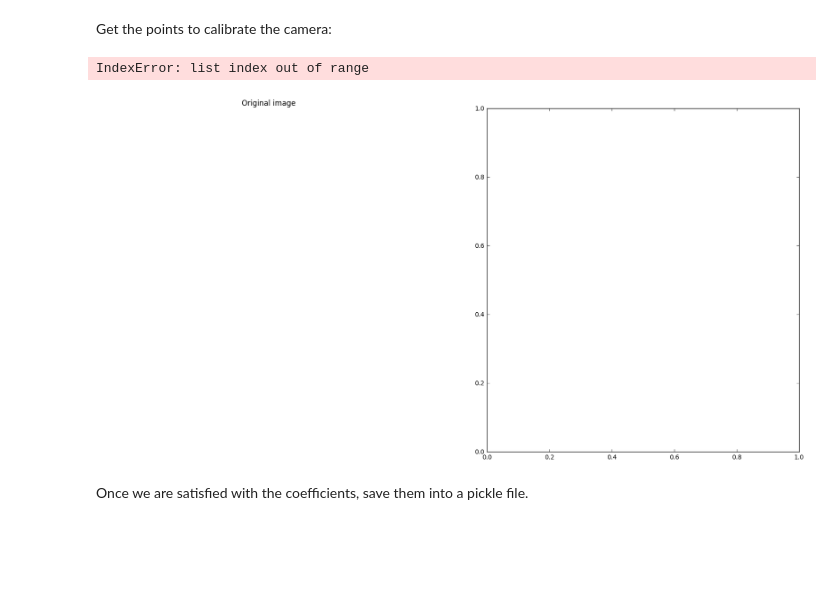
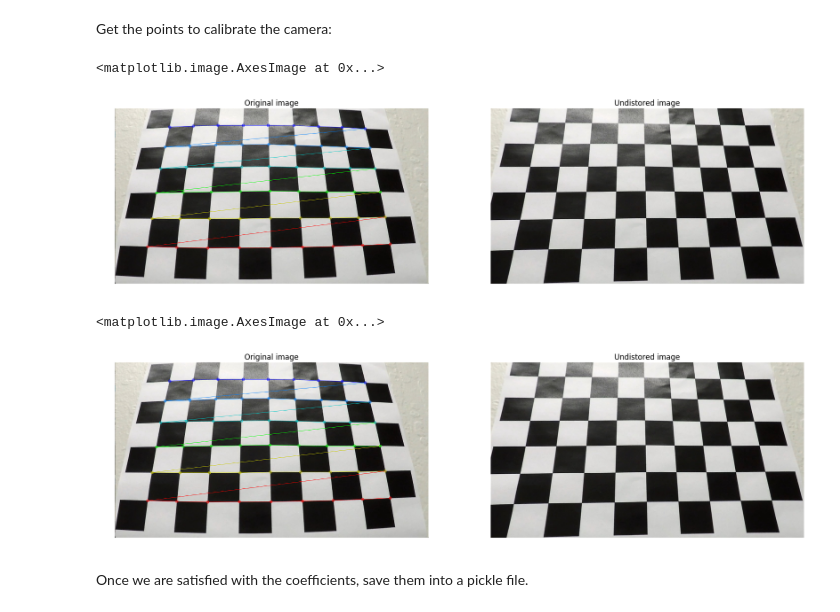
Before and after one commit to yhoazk/CarND-Advanced-Lane-Lines, a Jupyter notebook: Advanced_Lane_lines.ipynb, the cells around one changed output. Cells and saved outputs as stored; diff of their text form; code cells hidden in the pictures; blank space fills up the shorter version.

```diff
--- a/Advanced_Lane_lines.ipynb
+++ b/Advanced_Lane_lines.ipynb
@@ -79,49 +79,61 @@ objpoints = [] # 3d point in real world space
 imgpoints = [] # 2d points in image plane.
 imgs = glob("camera_cal/calibration*")
 
-img_list = []
-for path_img in imgs:
-    img = cv2.imread(path_img)
+img_list = [None] * len(imgs)
+for i, path_img in enumerate(imgs):
+    img = plt.imread(path_img)
     g_img = cv2.cvtColor(img, cv2.COLOR_BGR2GRAY)
 
     ret, corners = cv2.findChessboardCorners(g_img, (nx,ny))
 
     if ret == True:
         objpoints.append(objp)
         imgpoints.append(corners)
         img = cv2.drawChessboardCorners(img, (nx,ny), corners, True)
-        img_list.append(img.copy())
+        img_list[i] = img.copy()
 
 
 # This function returns the camera matrix (mtx), distortion coefficients and rotation and translation vectors
 h,w = img_list[0].shape[:2]
 
 ret, mtx, dist, rvecs, tvecs = cv2.calibrateCamera(objpoints, imgpoints, (h,w),None,None)
 # refine the matrix with the open cv function
 ## Why not user getOptimalNewCameraMatrix?
 #newcameramtx, roi=cv2.getOptimalNewCameraMatrix(mtx,dist,(w,h),1,(w,h))
 #x,y,w,h = roi
-img_list_und = []
+img_list_und =[None] * len(imgs)
 
 for n, path_img in enumerate(imgs):
-    img = cv2.imread(path_img)
+    img = plt.imread(path_img)
     # in case we want to use getOptimalNewCameraMatrix change the second mtx for newcameramtx
     dst = cv2.undistort(img, mtx, dist, None, mtx)
     #
-    img_list_und.append(dst)
+    img_list_und[n] = dst
     cv2.imwrite('./output_images/calibration/calibresult_'+str(n)+'.jpg',dst)
 
 f,(ax1,ax2) = plt.subplots(1,2, figsize=(20,10))
 ax1.set_title("Original image")
 ax1.axis('off')
-ax1.imshow(img_list[9])
+ax1.imshow(img_list[12])
 
 ax2.set_title("Undistored image")
 ax2.axis('off')
-ax2.imshow(img_list_und[9])
+ax2.imshow(img_list_und[12])
 # %% [output]
-IndexError: list index out of range
+<matplotlib.image.AxesImage at 0x...>
-[figure, old version]
+[figure, new version]
+# %%
+f,(ax1,ax2) = plt.subplots(1,2, figsize=(20,10))
+ax1.set_title("Original image")
+ax1.axis('off')
+ax1.imshow(img_list[12])
+
+ax2.set_title("Undistored image")
+ax2.axis('off')
+ax2.imshow(img_list_und[12])
+# %% [output]
+<matplotlib.image.AxesImage at 0x...>
+[figure, added]
 # %% [markdown]
 Once we are satisfied with the coefficients, save them into a pickle file.
 # %%
```
Also changed, not shown: parts of 7 cells of this notebook, 1 other file.
